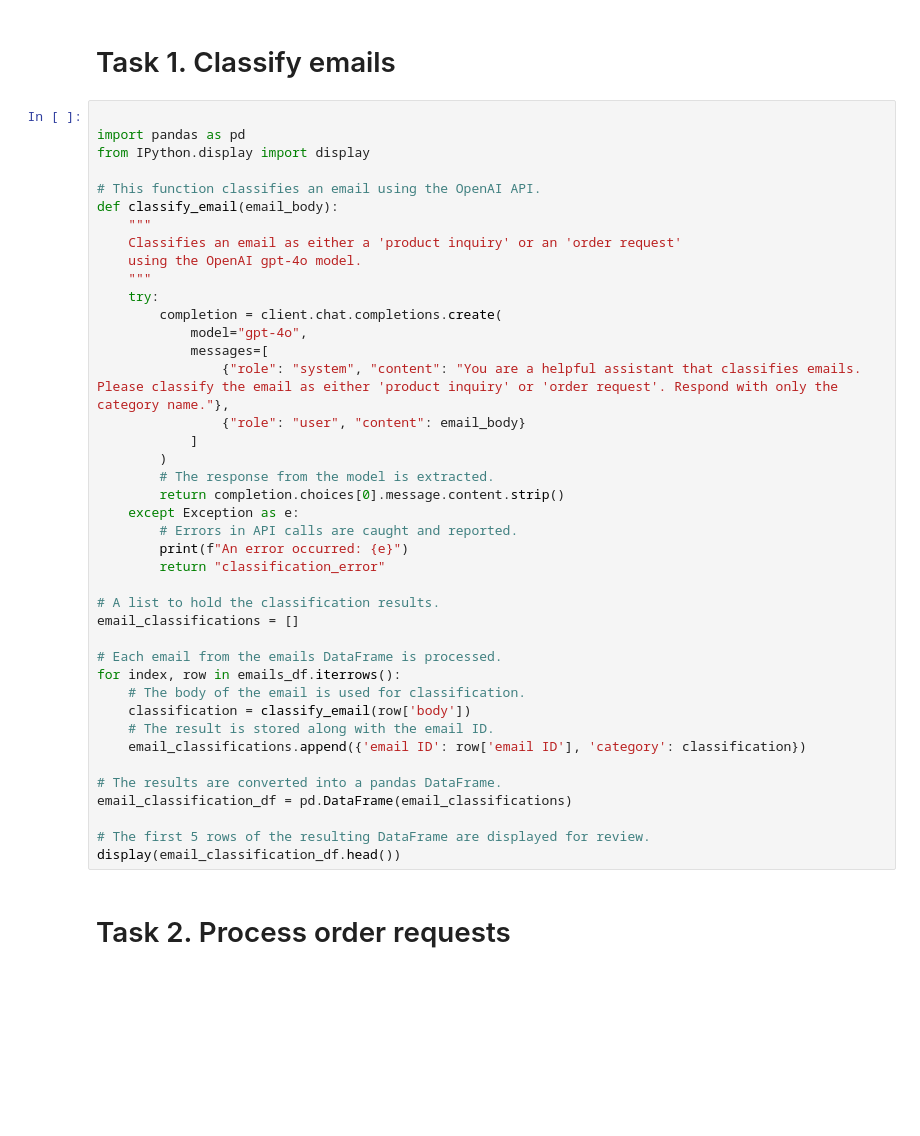
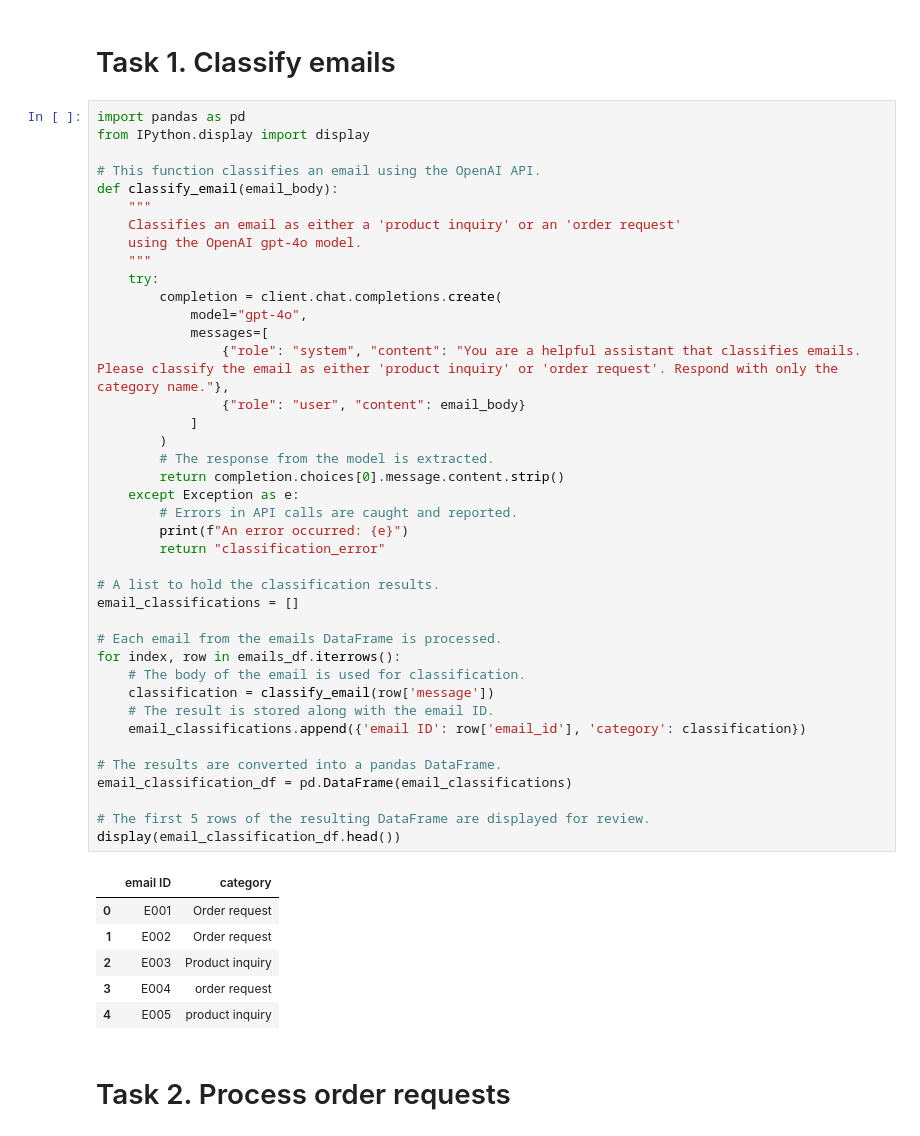
Before and after one commit to grawlithe/conduit-assessment-python, a Jupyter notebook: Solve_Business_Problems_with_AI.ipynb, the cells around one changed output. Cells and saved outputs as stored; diff of their text form; blank space fills up the shorter version.

```diff
--- a/Solve_Business_Problems_with_AI.ipynb
+++ b/Solve_Business_Problems_with_AI.ipynb
@@ -163,7 +202,6 @@ print(f"Shareable link: https://docs.google.com/spreadsheets/d/{output_document.
 # %% [markdown]
 # Task 1. Classify emails
 # %%
-
 import pandas as pd
 from IPython.display import display
 
@@ -174,35 +212,42 @@ def classify_email(email_body):
     using the OpenAI gpt-4o model.
     """
     try:
         completion = client.chat.completions.create(
             model="gpt-4o",
             messages=[
                 {"role": "system", "content": "You are a helpful assistant that classifies emails. Please classify the email as either 'product inquiry' or 'order request'. Respond with only the category name."},
                 {"role": "user", "content": email_body}
             ]
         )
         # The response from the model is extracted.
         return completion.choices[0].message.content.strip()
     except Exception as e:
         # Errors in API calls are caught and reported.
         print(f"An error occurred: {e}")
         return "classification_error"
 
 # A list to hold the classification results.
 email_classifications = []
 
 # Each email from the emails DataFrame is processed.
 for index, row in emails_df.iterrows():
     # The body of the email is used for classification.
-    classification = classify_email(row['body'])
+    classification = classify_email(row['message'])
     # The result is stored along with the email ID.
-    email_classifications.append({'email ID': row['email ID'], 'category': classification})
+    email_classifications.append({'email ID': row['email_id'], 'category': classification})
 
 # The results are converted into a pandas DataFrame.
 email_classification_df = pd.DataFrame(email_classifications)
 
 # The first 5 rows of the resulting DataFrame are displayed for review.
 display(email_classification_df.head())
+# %% [output]
+|  | email ID | category |
+| 0 | E001 | Order request |
+| 1 | E002 | Order request |
+| 2 | E003 | Product inquiry |
+| 3 | E004 | order request |
+| 4 | E005 | product inquiry |
 # %% [markdown]
 # Task 2. Process order requests
 # %% [markdown]
```
Also changed, not shown: parts of 5 cells of this notebook.
